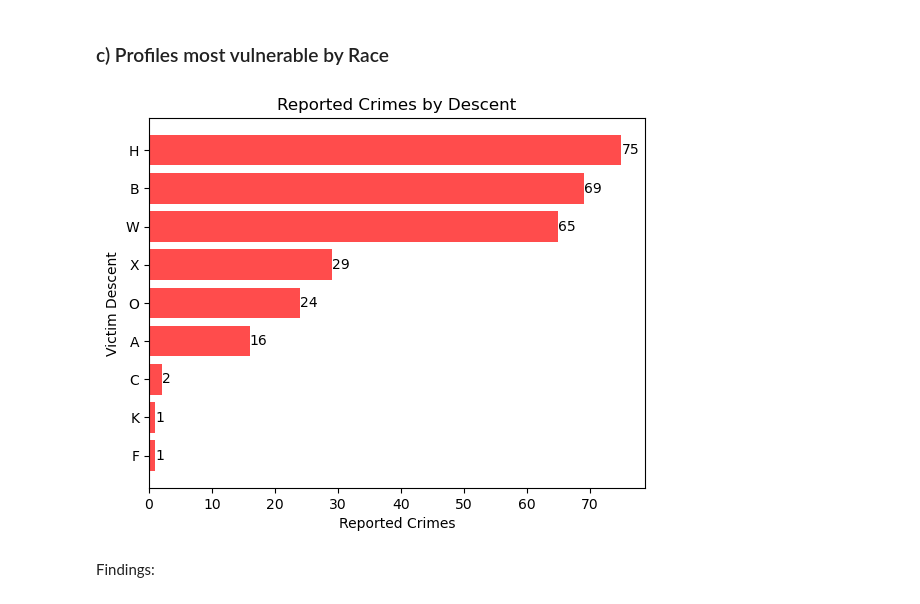
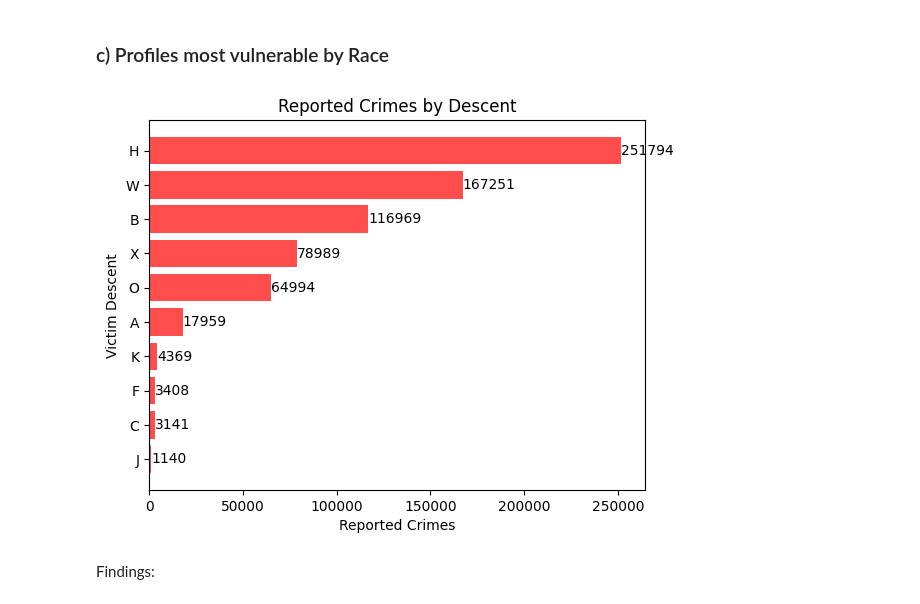
Before and after one commit to Ivanco19/Project-1, a Jupyter notebook: project1.ipynb, the cells around one changed output. Cells and saved outputs as stored; diff of their text form; code cells hidden in the pictures.

```diff
--- a/project1.ipynb
+++ b/project1.ipynb
@@ -15,6 +12,6 @@ import hvplot.pandas
 # %%
 # Read the database
-df = pd.read_csv('Crime_Data_from_2020_to_Present.csv')
+df = pd.read_csv('../Crime_Data_from_2020_to_Present.csv')
 df.head(5)
 # %% [output]
 |  | DR_NO | Date Rptd | DATE OCC | TIME OCC | AREA | AREA NAME | Rpt Dist No | Part 1-2 | Crm Cd | ... |
@@ -61,18 +70,24 @@ plt.show()
 # %% [markdown]
 ### c) Profiles most vulnerable by Race
 # %%
-# Find the most popular race of victims
-Descent = df["Vict Descent"].value_counts().sort_values()
+# Find the most popular race of victims (top ten)
+Descent = df["Vict Descent"].value_counts().sort_values().tail(10)
 
 # Plot Reported Crimes by Victim Descent (Race)
 race_plot = plt.barh(Descent.index, Descent.values, color = "red", alpha=0.7)
 plt.title('Reported Crimes by Descent')
 plt.xlabel('Reported Crimes')
 plt.ylabel('Victim Descent')
 plt.bar_label(race_plot)
+
+# Save the graph to a PDF file
+pdf_filename = 'CrimesByDescent.pdf'
+pdf_filepath = '../Outputs/' + pdf_filename
+plt.savefig(pdf_filepath, format='pdf')
+
 plt.show()
 # %% [output]
-[figure, old version]
+[figure, new version]
 # %% [markdown]
 Findings:
 # %% [markdown]
```
Also changed, not shown: parts of 17 cells of this notebook, 1 other file.
